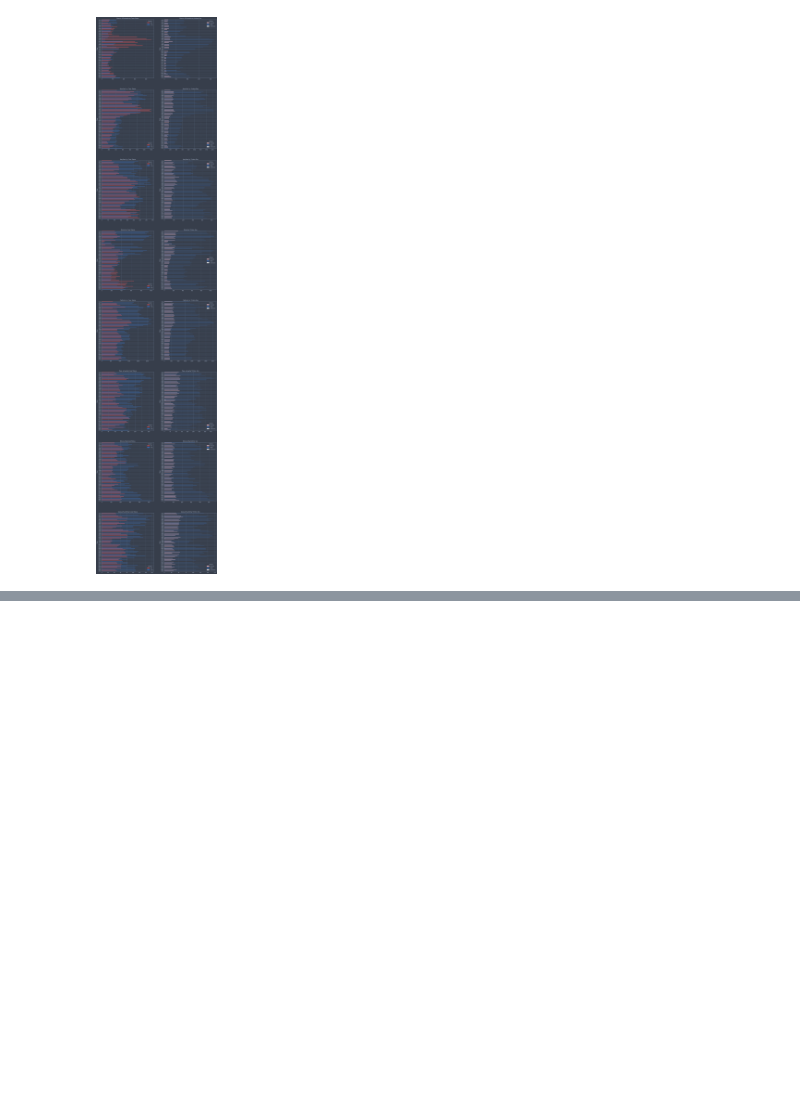
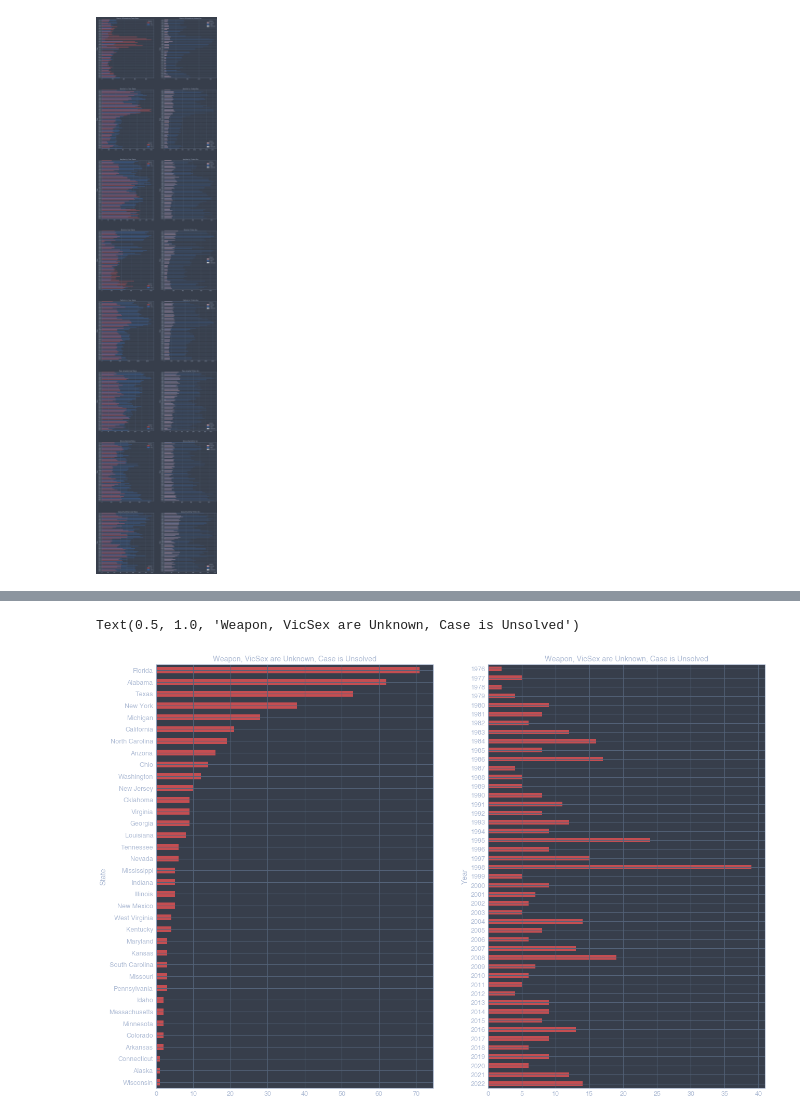
Before and after one commit to fadeeva/weird_projects, a Jupyter notebook: Serial_Killers/Data_from_MAP_II.ipynb, the cells around one changed output, grey strips where cells are left out. Drawn from its saved outputs; the diff is of its cells as text; code cells hidden in the pictures; blank space fills up the shorter version.

```diff
--- a/Serial_Killers/Data_from_MAP_II.ipynb
+++ b/Serial_Killers/Data_from_MAP_II.ipynb
@@ -88,0 +157,5 @@ show_info_about_state(strange_states.index.to_list())
+# %%
+unknown = map_data[(map_data['Solved']=='No')
+                   & (map_data['Weapon']=='Other or type unknown')
+                   & (map_data['VicSex']=='Unknown')]
+unknown.head()
@@ -88,0 +171,14 @@ show_info_about_state(strange_states.index.to_list())
+# %%
+unknown_by_state = unknown.groupby('State').count().sort_values(by=['CNTYFIPS'], ascending=True)['CNTYFIPS']
+unknown_by_year = unknown.groupby('Year').count()['CNTYFIPS']
+# %%
+fig, ax = plt.subplots(1, 2, figsize=(21, 15))
+
+unknown_by_state.plot(kind='barh', ax=ax[0], color='r')
+ax[0].set_title('Weapon, VicSex are Unknown, Case is Unsolved')
+
+unknown_by_year.plot(kind='barh', ax=ax[1], color='r').invert_yaxis()
+ax[1].set_title('Weapon, VicSex are Unknown, Case is Unsolved')
+# %% [output]
+Text(0.5, 1.0, 'Weapon, VicSex are Unknown, Case is Unsolved')
+[figure, added]
```
Also changed, not shown: parts of 6 cells of this notebook.
